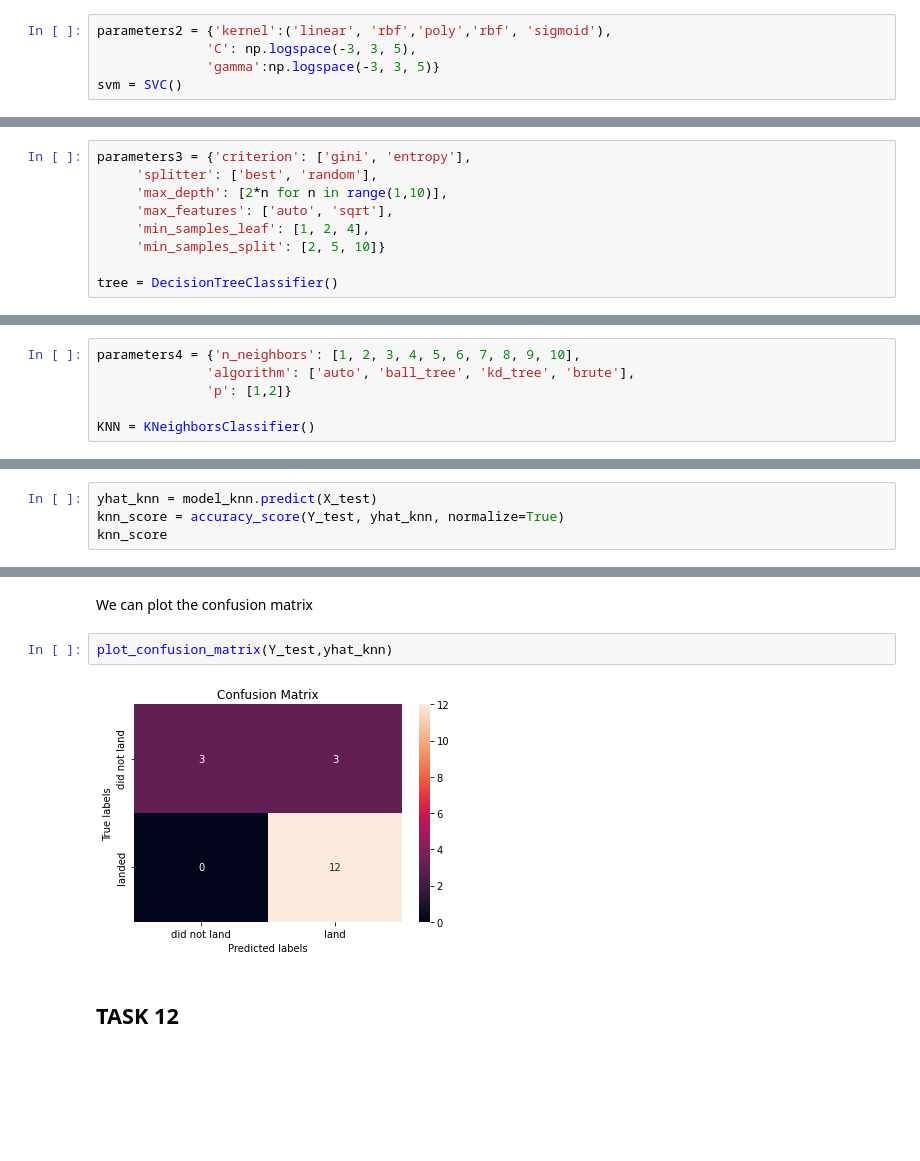
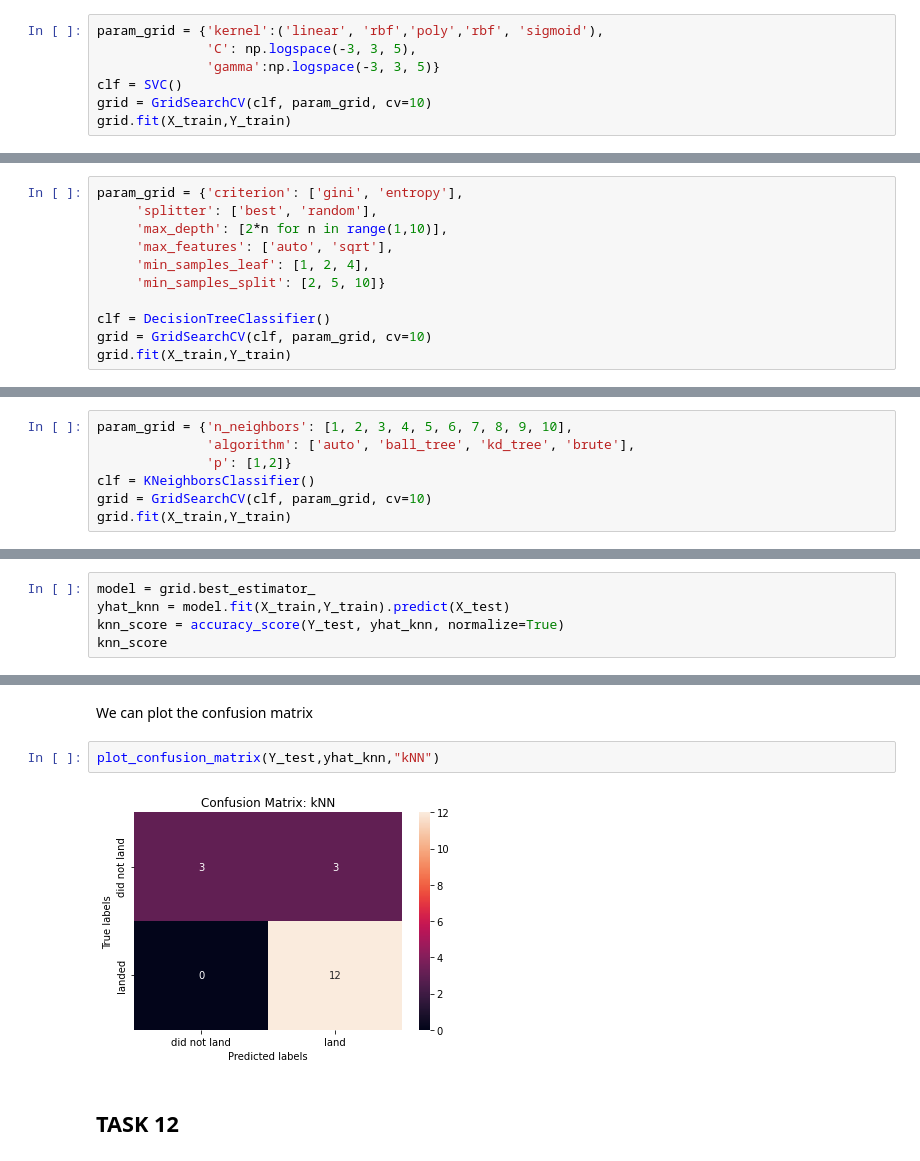
Before and after one commit to bgo2002/IBM_DS_CAPSTONE_PROJECT, a Jupyter notebook: Capstone_SpaceX_08_MachineLearningPrediction_Scilearn_250822_final.ipynb, the cells around one changed output, grey strips where cells are left out. Saved outputs shown, nothing was run; the diff lists cells and outputs as text; blank space fills up the shorter version.

```diff
--- a/Capstone_SpaceX_08_MachineLearningPrediction_Scilearn_250822_final.ipynb
+++ b/Capstone_SpaceX_08_MachineLearningPrediction_Scilearn_250822_final.ipynb
@@ -190,7 +199,9 @@ Examining the confusion matrix, we see that logistic regression can distinguish
 # %% [markdown]
 Create a support vector machine object then  create a  <code>GridSearchCV</code> object  <code>svm_cv</code> with cv - 10.  Fit the object to find the best parameters from the dictionary <code>parameters</code>.
 # %%
-parameters2 = {'kernel':('linear', 'rbf','poly','rbf', 'sigmoid'),
+param_grid = {'kernel':('linear', 'rbf','poly','rbf', 'sigmoid'),
               'C': np.logspace(-3, 3, 5),
               'gamma':np.logspace(-3, 3, 5)}
-svm = SVC()
+clf = SVC()
+grid = GridSearchCV(clf, param_grid, cv=10)
+grid.fit(X_train,Y_train)
@@ -226,11 +242,13 @@ plot_confusion_matrix(Y_test,yhat_svm)
 # %% [markdown]
 Create a decision tree classifier object then  create a  <code>GridSearchCV</code> object  <code>tree_cv</code> with cv = 10.  Fit the object to find the best parameters from the dictionary <code>parameters</code>.
 # %%
-parameters3 = {'criterion': ['gini', 'entropy'],
+param_grid = {'criterion': ['gini', 'entropy'],
      'splitter': ['best', 'random'],
      'max_depth': [2*n for n in range(1,10)],
      'max_features': ['auto', 'sqrt'],
      'min_samples_leaf': [1, 2, 4],
      'min_samples_split': [2, 5, 10]}
 
-tree = DecisionTreeClassifier()
+clf = DecisionTreeClassifier()
+grid = GridSearchCV(clf, param_grid, cv=10)
+grid.fit(X_train,Y_train)
@@ -266,8 +290,9 @@ plot_confusion_matrix(Y_test,yhat_tree)
 # %% [markdown]
 Create a k nearest neighbors object then  create a  <code>GridSearchCV</code> object  <code>knn_cv</code> with cv = 10.  Fit the object to find the best parameters from the dictionary <code>parameters</code>.
 # %%
-parameters4 = {'n_neighbors': [1, 2, 3, 4, 5, 6, 7, 8, 9, 10],
+param_grid = {'n_neighbors': [1, 2, 3, 4, 5, 6, 7, 8, 9, 10],
               'algorithm': ['auto', 'ball_tree', 'kd_tree', 'brute'],
               'p': [1,2]}
-
-KNN = KNeighborsClassifier()
+clf = KNeighborsClassifier()
+grid = GridSearchCV(clf, param_grid, cv=10)
+grid.fit(X_train,Y_train)
@@ -285,7 +312,8 @@ accuracy : 0.8482142857142858
 # %% [markdown]
 Calculate the accuracy of tree_cv on the test data using the method <code>score</code>:
 # %%
-yhat_knn = model_knn.predict(X_test)
+model = grid.best_estimator_
+yhat_knn = model.fit(X_train,Y_train).predict(X_test)
 knn_score = accuracy_score(Y_test, yhat_knn, normalize=True)
 knn_score
 # %% [output]
@@ -295,9 +323,9 @@ knn_score
 # %% [markdown]
 We can plot the confusion matrix
 # %%
-plot_confusion_matrix(Y_test,yhat_knn)
+plot_confusion_matrix(Y_test,yhat_knn,"kNN")
 # %% [output]
-[figure, old version]
+[figure, new version]
 # %% [markdown]
 ## TASK  12
 # %% [markdown]
```
Also changed, not shown: parts of 26 cells of this notebook, 3 other files.
